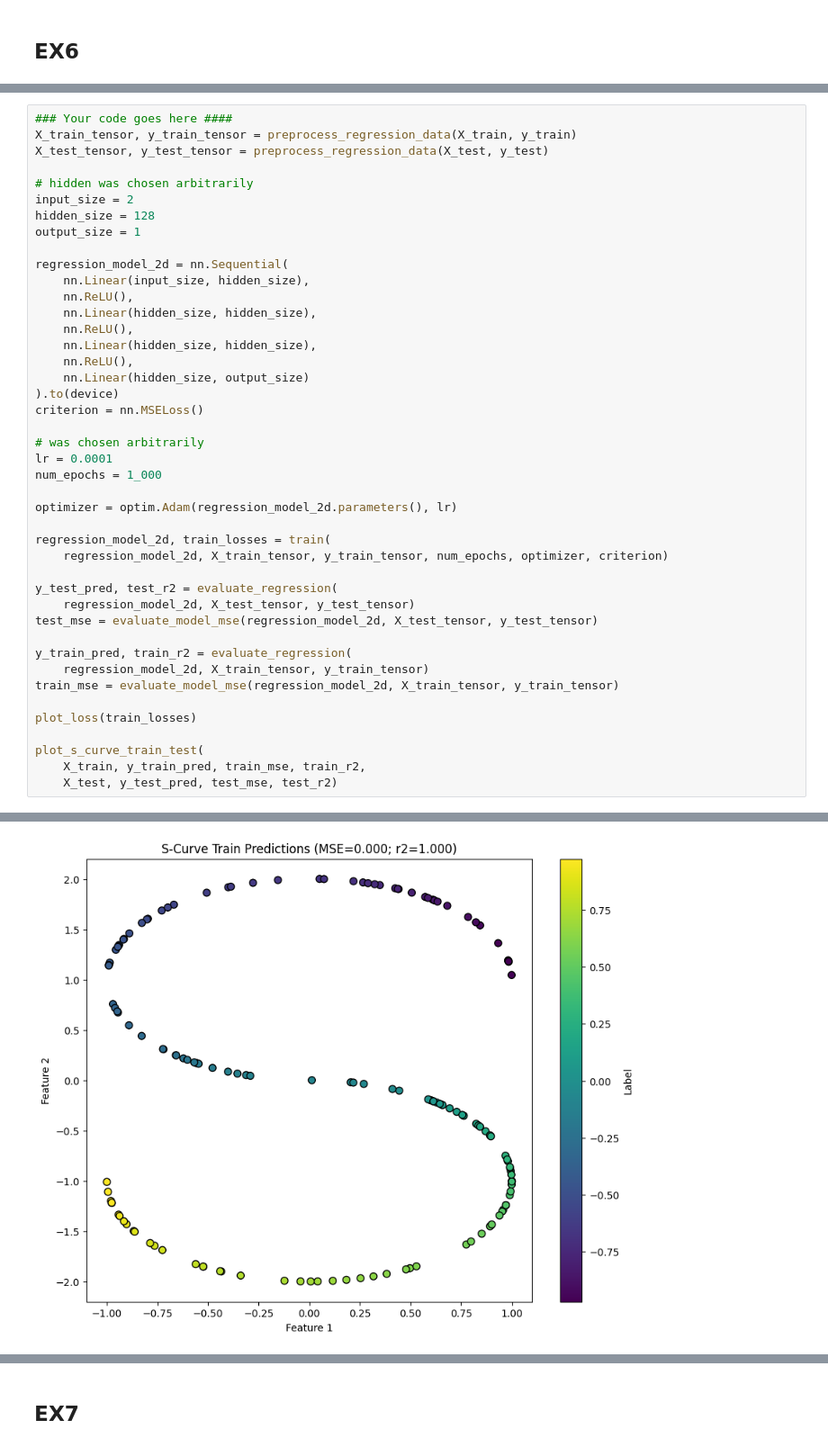
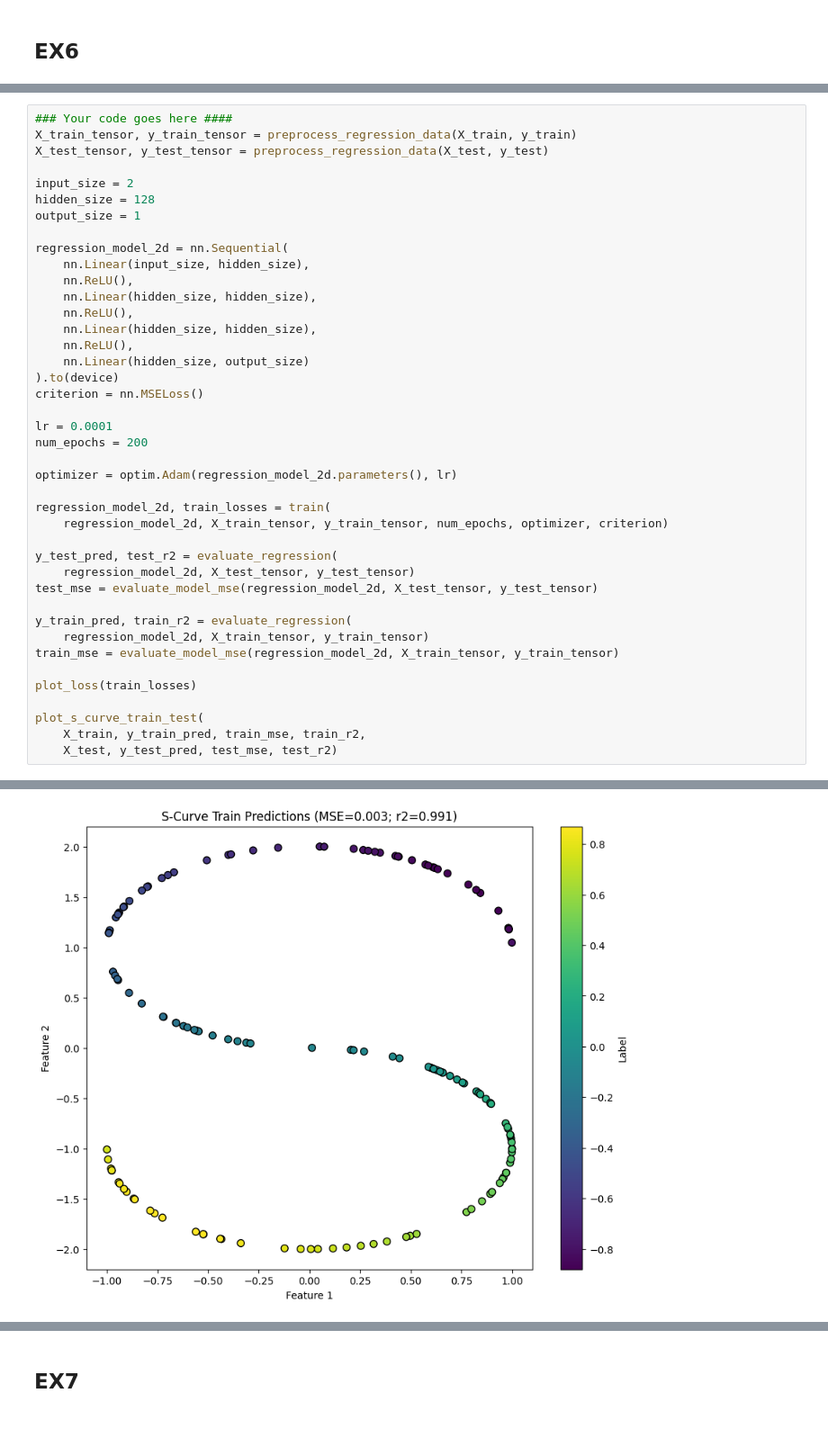
Before and after one commit to JonathanZmora/IntroToDeepLearning, a Jupyter notebook: DL_HW1_I.ipynb, the cells around one changed output, grey strips where cells are left out. Shown at 90% size. Cells and saved outputs as stored; diff of their text form.

```diff
--- a/DL_HW1_I.ipynb
+++ b/DL_HW1_I.ipynb
@@ -675,7 +675,6 @@ plot_s_curve(X_train, y_train)
 X_train_tensor, y_train_tensor = preprocess_regression_data(X_train, y_train)
 X_test_tensor, y_test_tensor = preprocess_regression_data(X_test, y_test)
 
-# hidden was chosen arbitrarily
 input_size = 2
 hidden_size = 128
 output_size = 1
@@ -691,9 +690,8 @@ regression_model_2d = nn.Sequential(
 ).to(device)
 criterion = nn.MSELoss()
 
-# was chosen arbitrarily
 lr = 0.0001
-num_epochs = 1_000
+num_epochs = 200
 
 optimizer = optim.Adam(regression_model_2d.parameters(), lr)
 
@@ -718 +716 @@ plot_s_curve_train_test(
-[figure, old version]
+[figure, new version]
```
Also changed, not shown: parts of 8 cells of this notebook.
